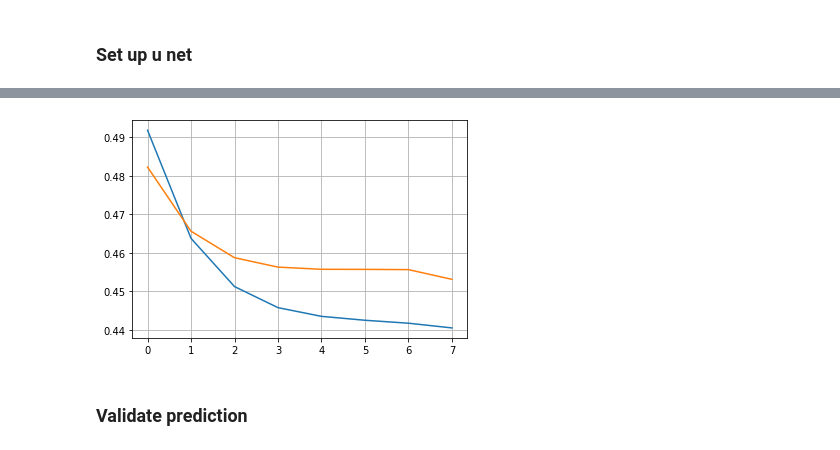
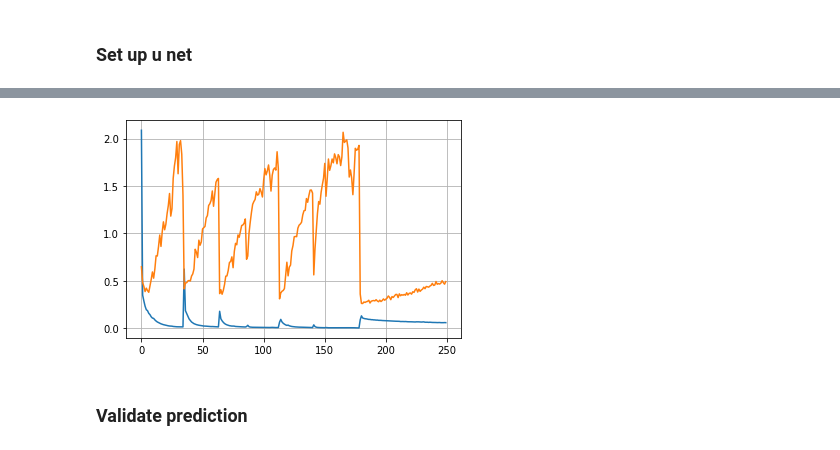
Before and after one commit to stianteien/M_DV_V2022, a Jupyter notebook: unet_detection/sharpunet.ipynb, the cells around one changed output, grey strips where cells are left out. Saved outputs shown, nothing was run; the diff lists cells and outputs as text; code cells hidden in the pictures.

Commit message:
sharp u net trained best

```diff
--- a/unet_detection/sharpunet.ipynb
+++ b/unet_detection/sharpunet.ipynb
@@ -132,7 +132,7 @@ def build_sharp_blocks(layer):
     # Get number of channels in the feature
     in_channels = layer.shape[-1]
     # Get kernel
-    _, w, _ = get_kernel()
+    _, _, w = get_kernel()
     # Change dimension
     w = np.expand_dims(w, axis=-1)
     # Repeat filter by in_channels times to get (H, W, in_channels)
@@ -220,7 +220,7 @@ def SharpUNet(img_size, num_classes):
     conv9 = Conv2D(32, (3, 3), activation='relu', padding='same')(conv9)
 
     # for multi-class segmentation, use the 'softmax' activation
-    conv10 = Conv2D(num_classes, (1, 1), activation='sigmoid')(conv9)
+    conv10 = Conv2D(num_classes, (1, 1), activation='softmax')(conv9)
 
     model = Model(inputs=[inputs], outputs=[conv10])
 
@@ -275,7 +275,7 @@ K.clear_session()
 
 # Build model
 model = None
-model = SharpUNet((128,128,6), 1)
+model = SharpUNet((128,128,6), 2)
 #model.summary()
 
 # Compile model
@@ -283,8 +283,8 @@ model.compile(optimizer = 'adam', loss = 'binary_crossentropy',
               metrics = [jacard, dice_coef, 'accuracy'])
 # %%
 # Train
-epochs = 100
-model.fit(X_train, y_train,
+epochs = 250
+h = model.fit(X_train, y_train,
                 batch_size=16,
                 epochs=epochs,
                 validation_data=(X_val, y_val),
@@ -311,9 +311,9 @@ Epoch 38/100
 # %%
-plt.plot(h.history['loss'][2:])
-plt.plot(h.history['val_loss'][2:])
+plt.plot(h.history['loss'][:])
+plt.plot(h.history['val_loss'][:])
 plt.grid()
 # %% [output]
-[figure, old version]
+[figure, new version]
 # %% [markdown]
 ### Validate prediction
 # %%
```
Also changed, not shown: parts of 5 cells of this notebook.
